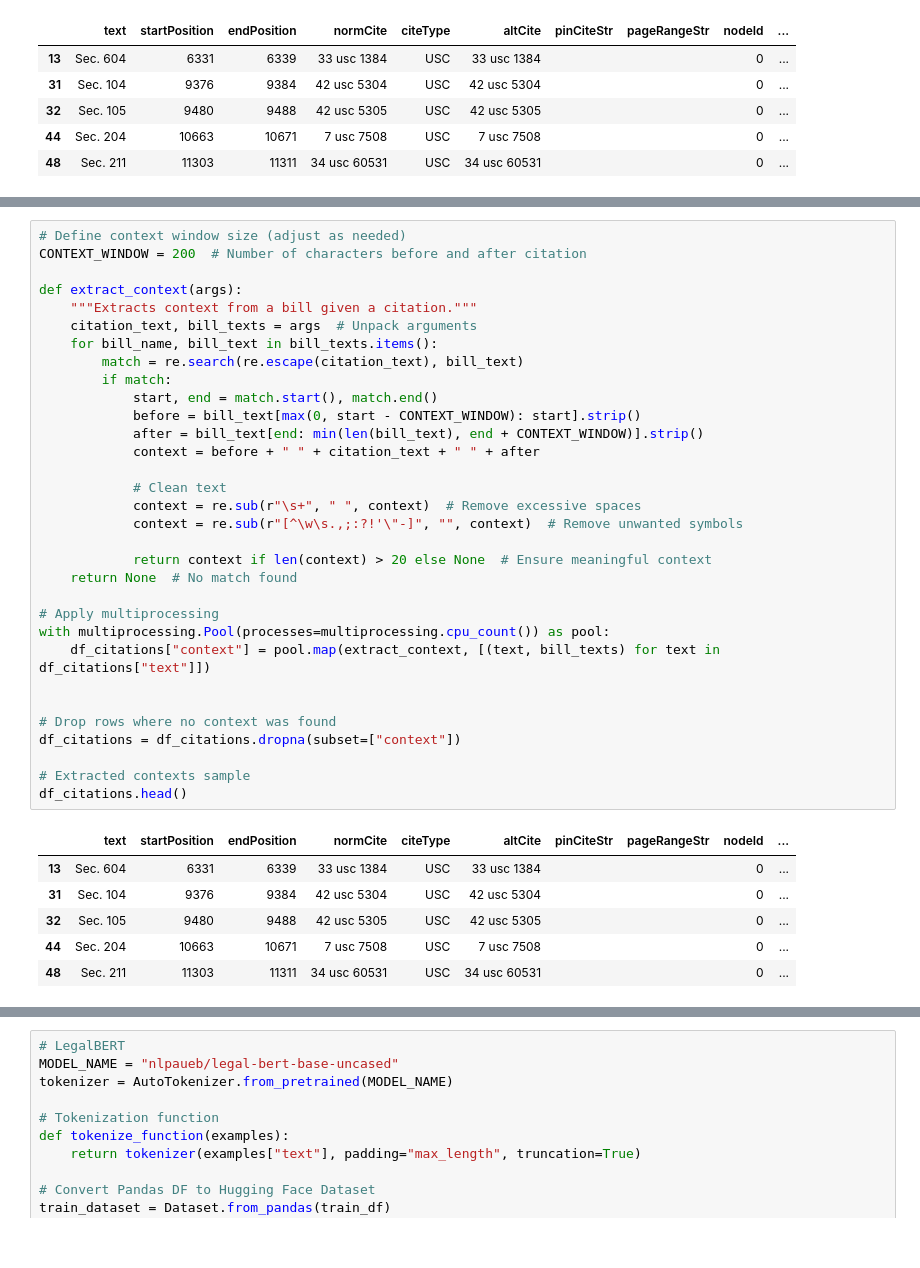
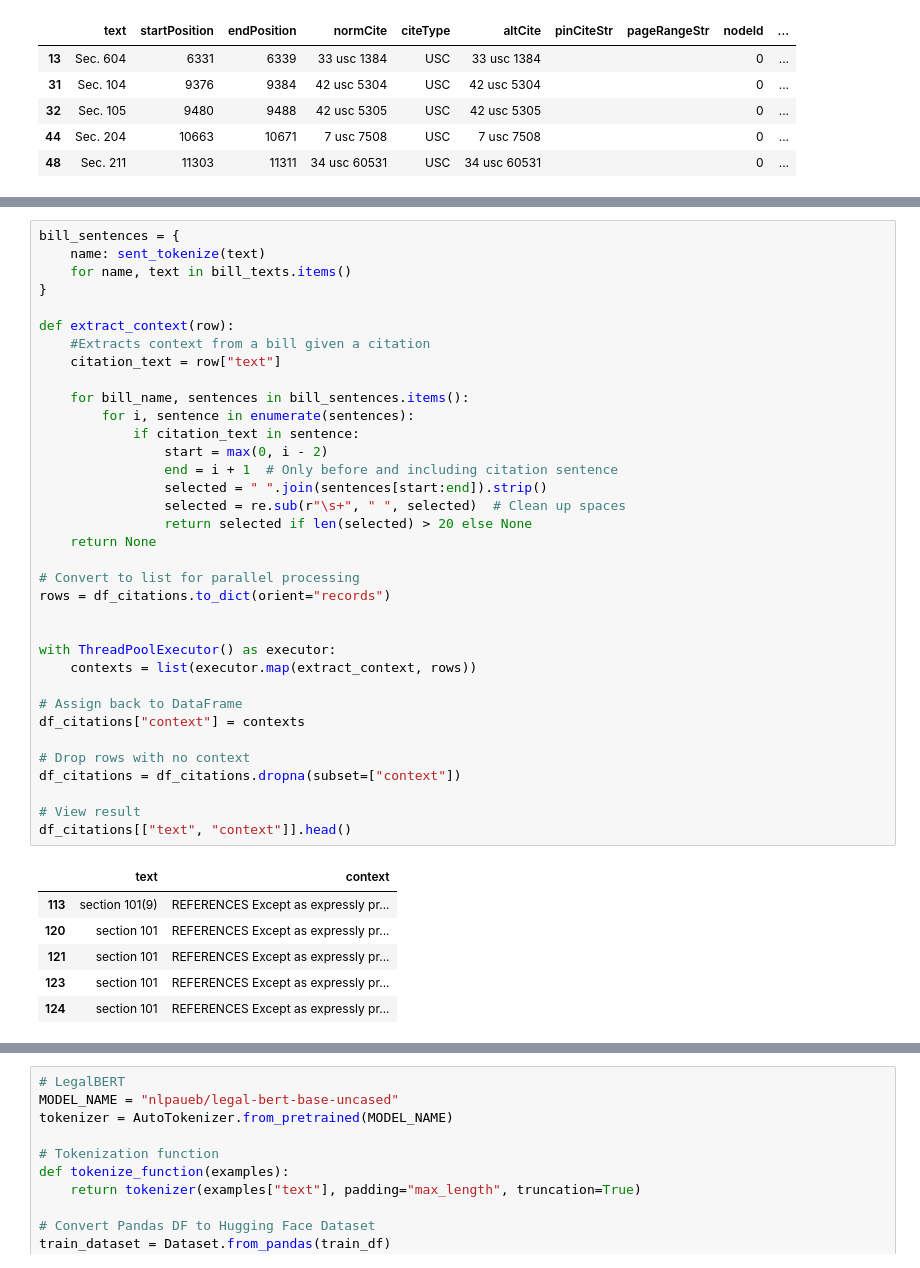
Before and after one commit to RaphaelEse/LawGorithmML, a Jupyter notebook: ML/Untitled25.ipynb, the cells around one changed output, grey strips where cells are left out. Cells and saved outputs as stored; diff of their text form.

Commit message:
Updated context extraction method

```diff
--- a/ML/Untitled25.ipynb
+++ b/ML/Untitled25.ipynb
@@ -100,39 +130,42 @@ Loaded 77 cleaned citation files with 17405 citations.
 # %%
-# Define context window size (adjust as needed)
-CONTEXT_WINDOW = 200  # Number of characters before and after citation
+bill_sentences = {
+    name: sent_tokenize(text)
+    for name, text in bill_texts.items()
+}
 
-def extract_context(args):
-    """Extracts context from a bill given a citation."""
-    citation_text, bill_texts = args  # Unpack arguments
-    for bill_name, bill_text in bill_texts.items():
-        match = re.search(re.escape(citation_text), bill_text)
-        if match:
-            start, end = match.start(), match.end()
-            before = bill_text[max(0, start - CONTEXT_WINDOW): start].strip()
-            after = bill_text[end: min(len(bill_text), end + CONTEXT_WINDOW)].strip()
-            context = before + " " + citation_text + " " + after
+def extract_context(row):
+    #Extracts context from a bill given a citation
+    citation_text = row["text"]
 
-            # Clean text
-            context = re.sub(r"\s+", " ", context)  # Remove excessive spaces
-            context = re.sub(r"[^\w\s.,;:?!'\"-]", "", context)  # Remove unwanted symbols
+    for bill_name, sentences in bill_sentences.items():
+        for i, sentence in enumerate(sentences):
+            if citation_text in sentence:
+                start = max(0, i - 2)
+                end = i + 1  # Only before and including citation sentence
+                selected = " ".join(sentences[start:end]).strip()
+                selected = re.sub(r"\s+", " ", selected)  # Clean up spaces
+                return selected if len(selected) > 20 else None
+    return None
 
-            return context if len(context) > 20 else None  # Ensure meaningful context
-    return None  # No match found
-
-# Apply multiprocessing
-with multiprocessing.Pool(processes=multiprocessing.cpu_count()) as pool:
-    df_citations["context"] = pool.map(extract_context, [(text, bill_texts) for text in df_citations["text"]])
+# Convert to list for parallel processing
+rows = df_citations.to_dict(orient="records")
 
 
-# Drop rows where no context was found
+with ThreadPoolExecutor() as executor:
+    contexts = list(executor.map(extract_context, rows))
+
+# Assign back to DataFrame
+df_citations["context"] = contexts
+
+# Drop rows with no context
 df_citations = df_citations.dropna(subset=["context"])
 
-# Extracted contexts sample
-df_citations.head()
+# View result
+df_citations[["text", "context"]].head()
 # %% [output]
-|  | text | startPosition | endPosition | normCite | citeType | altCite | pinCiteStr | pageRangeStr | nodeId | ... |
-| 13 | Sec. 604 | 6331 | 6339 | 33 usc 1384 | USC | 33 usc 1384 |  |  | 0 | ... |
-| 31 | Sec. 104 | 9376 | 9384 | 42 usc 5304 | USC | 42 usc 5304 |  |  | 0 | ... |
-| 32 | Sec. 105 | 9480 | 9488 | 42 usc 5305 | USC | 42 usc 5305 |  |  | 0 | ... |
-| 44 | Sec. 204 | 10663 | 10671 | 7 usc 7508 | USC | 7 usc 7508 |  |  | 0 | ... |
-| 48 | Sec. 211 | 11303 | 11311 | 34 usc 60531 | USC | 34 usc 60531 |  |  | 0 | ... |
+|  | text | context |
+| 113 | section 101(9) | REFERENCES Except as expressly pr... |
+| 120 | section 101 | REFERENCES Except as expressly pr... |
+| 121 | section 101 | REFERENCES Except as expressly pr... |
+| 123 | section 101 | REFERENCES Except as expressly pr... |
+| 124 | section 101 | REFERENCES Except as expressly pr... |
```
Also changed, not shown: parts of 19 cells of this notebook.
